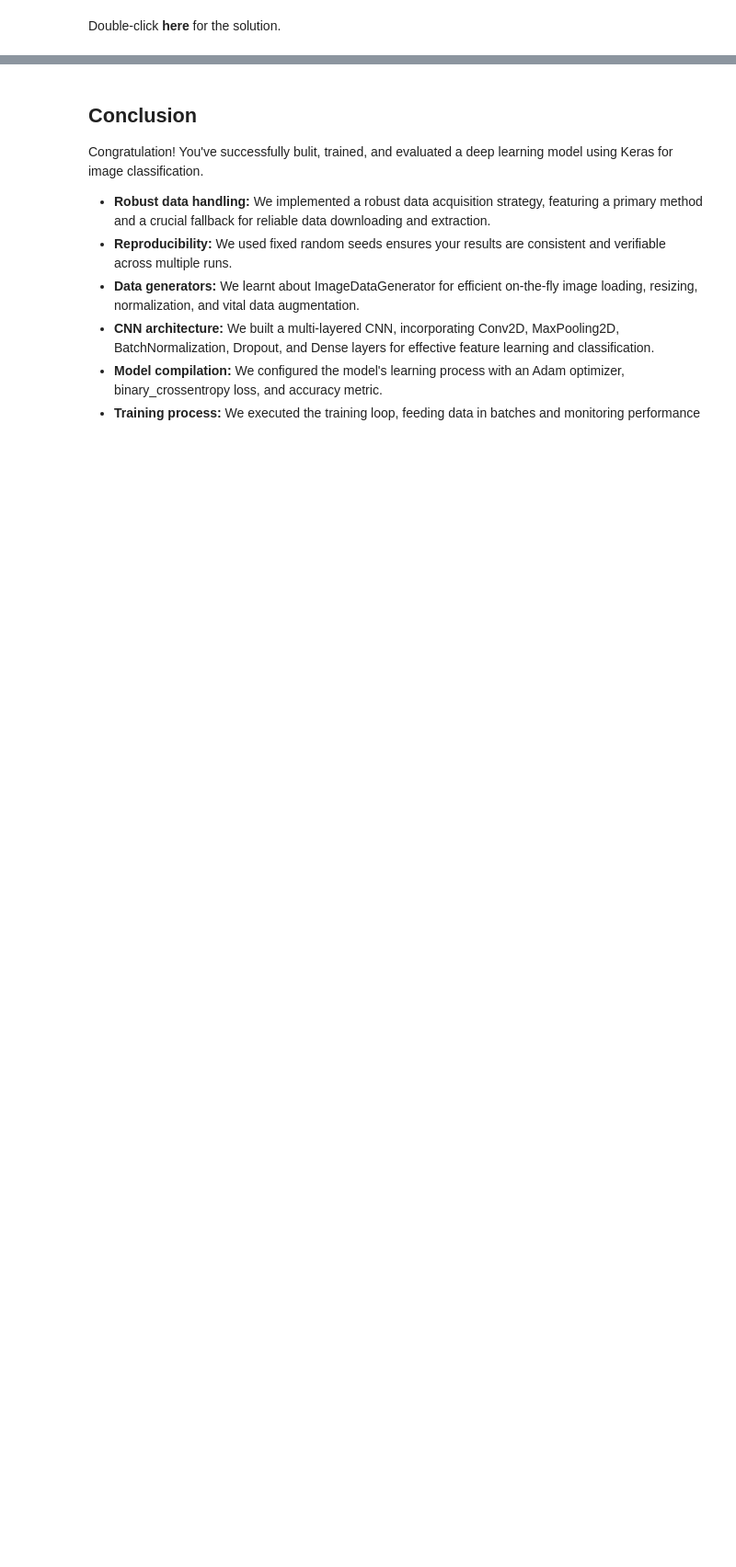
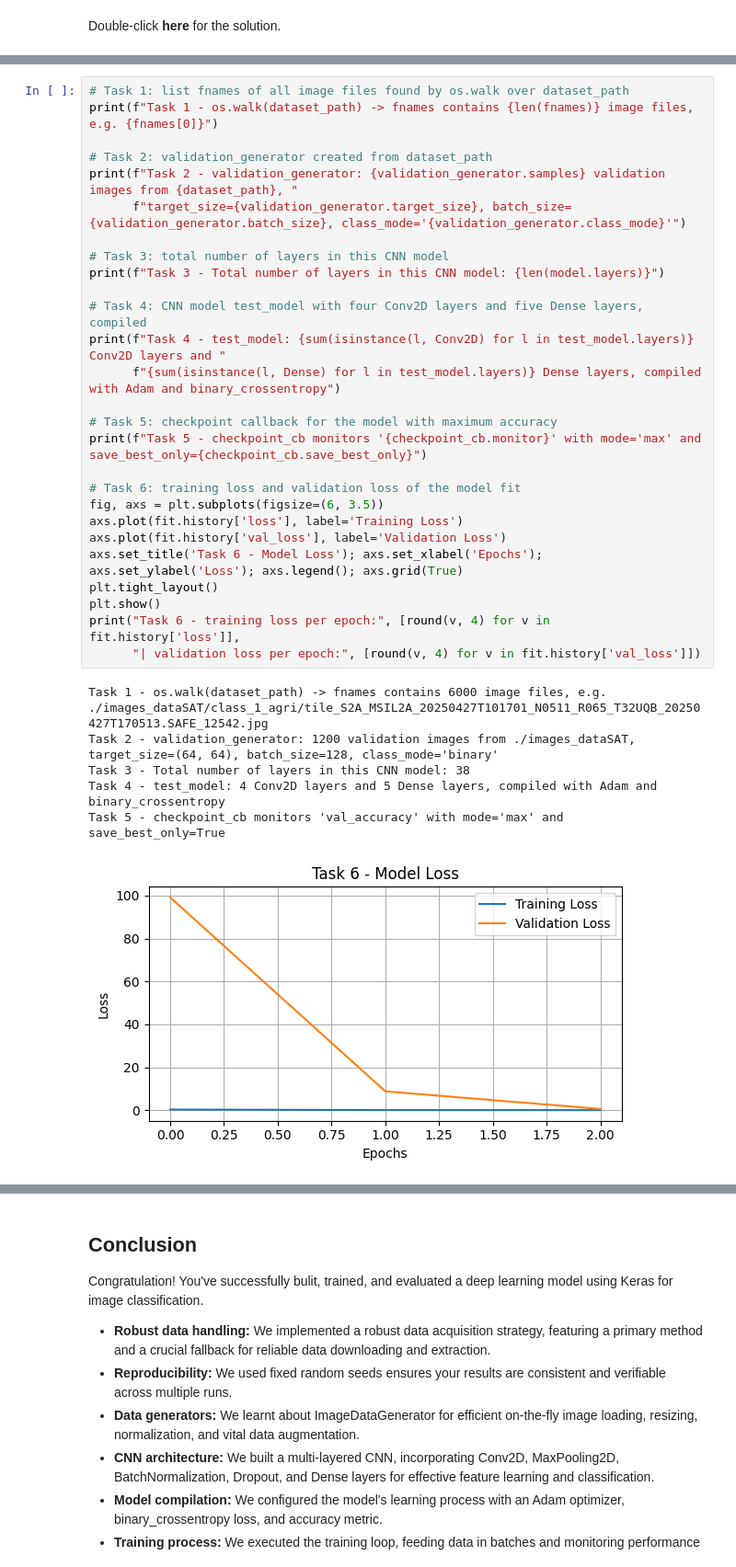
Before and after one commit to mhajjaj/artificial-intelligence-engineer-coursera, a Jupyter notebook: ai-deep-learning-capstone/Lab_M2L1_Train_and_Evaluate_a_Keras-Based_Classifier.ipynb, the cells around one changed output, grey strips where cells are left out. Shown at 92% size. Saved outputs shown, nothing was run; the diff lists cells and outputs as text; blank space fills up the shorter version.

```diff
--- a/ai-deep-learning-capstone/Lab_M2L1_Train_and_Evaluate_a_Keras-Based_Classifier.ipynb
+++ b/ai-deep-learning-capstone/Lab_M2L1_Train_and_Evaluate_a_Keras-Based_Classifier.ipynb
@@ -953,0 +925,34 @@ You will need to save and download the completed notebook for final project subm
+# %%
+# Task 1: list fnames of all image files found by os.walk over dataset_path
+print(f"Task 1 - os.walk(dataset_path) -> fnames contains {len(fnames)} image files, e.g. {fnames[0]}")
+
+# Task 2: validation_generator created from dataset_path
+print(f"Task 2 - validation_generator: {validation_generator.samples} validation images from {dataset_path}, "
+      f"target_size={validation_generator.target_size}, batch_size={validation_generator.batch_size}, class_mode='{validation_generator.class_mode}'")
+
+# Task 3: total number of layers in this CNN model
+print(f"Task 3 - Total number of layers in this CNN model: {len(model.layers)}")
+
+# Task 4: CNN model test_model with four Conv2D layers and five Dense layers, compiled
+print(f"Task 4 - test_model: {sum(isinstance(l, Conv2D) for l in test_model.layers)} Conv2D layers and "
+      f"{sum(isinstance(l, Dense) for l in test_model.layers)} Dense layers, compiled with Adam and binary_crossentropy")
+
+# Task 5: checkpoint callback for the model with maximum accuracy
+print(f"Task 5 - checkpoint_cb monitors '{checkpoint_cb.monitor}' with mode='max' and save_best_only={checkpoint_cb.save_best_only}")
+
+# Task 6: training loss and validation loss of the model fit
+fig, axs = plt.subplots(figsize=(6, 3.5))
+axs.plot(fit.history['loss'], label='Training Loss')
+axs.plot(fit.history['val_loss'], label='Validation Loss')
+axs.set_title('Task 6 - Model Loss'); axs.set_xlabel('Epochs'); axs.set_ylabel('Loss'); axs.legend(); axs.grid(True)
+plt.tight_layout()
+plt.show()
+print("Task 6 - training loss per epoch:", [round(v, 4) for v in fit.history['loss']],
+      "| validation loss per epoch:", [round(v, 4) for v in fit.history['val_loss']])
+# %% [output]
+Task 1 - os.walk(dataset_path) -> fnames contains 6000 image files, e.g. ./images_dataSAT/class_1_agri/tile_S2A_MSIL2A_20250427T101701_N0511_R065_T32UQB_20250427T170513.SAFE_12542.jpg
+Task 2 - validation_generator: 1200 validation images from ./images_dataSAT, target_size=(64, 64), batch_size=128, class_mode='binary'
+Task 3 - Total number of layers in this CNN model: 38
+Task 4 - test_model: 4 Conv2D layers and 5 Dense layers, compiled with Adam and binary_crossentropy
+Task 5 - checkpoint_cb monitors 'val_accuracy' with mode='max' and save_best_only=True
+[figure, added]
```
Also changed, not shown: parts of 19 cells of this notebook.
